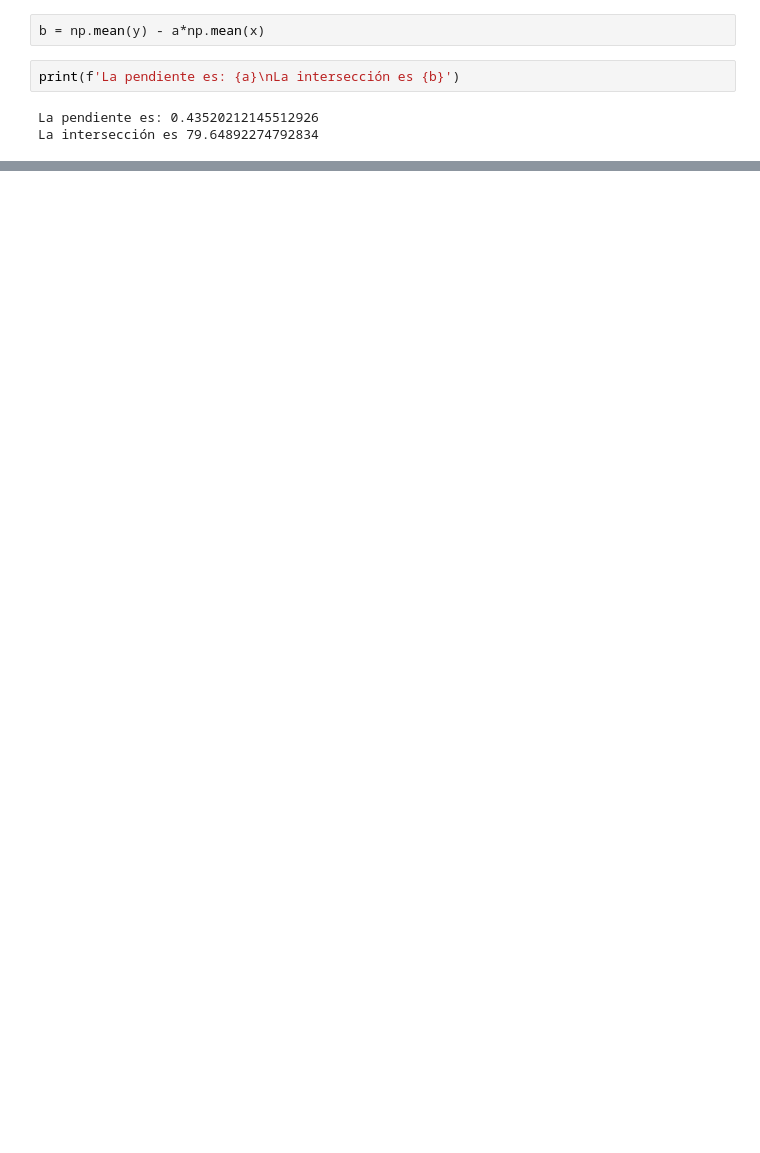
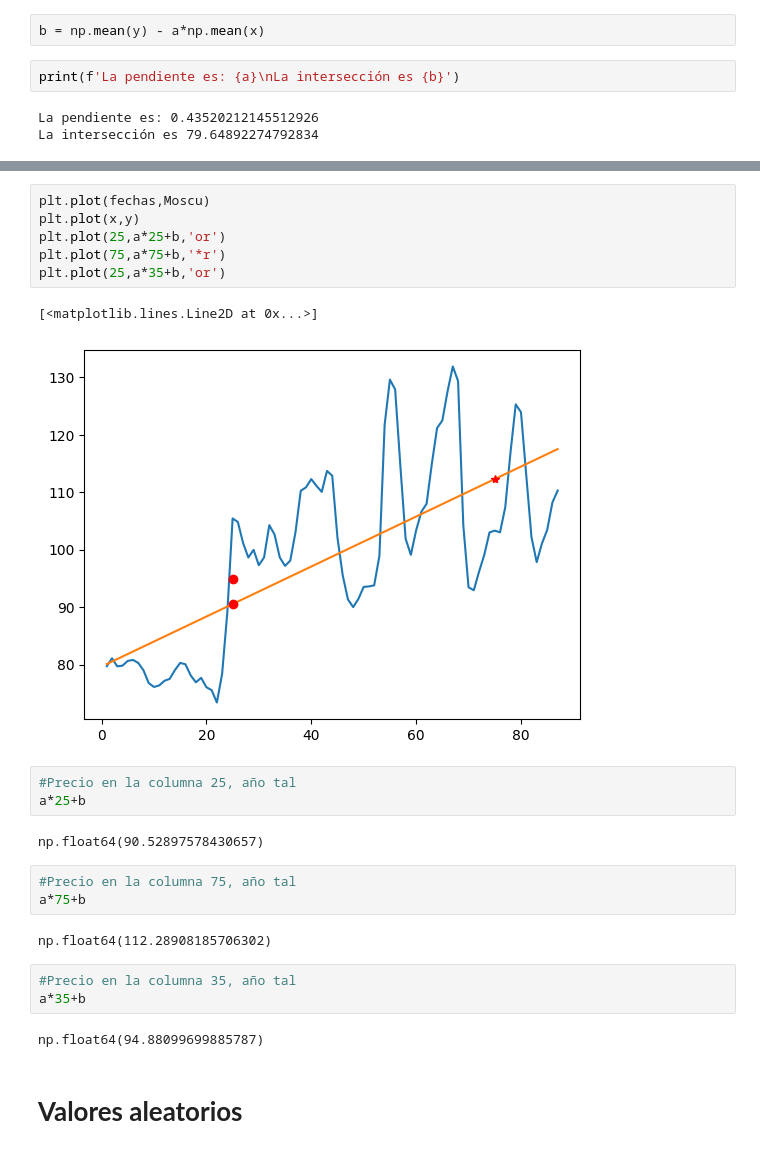
Before and after one commit to mg253a/Aprendiendo-ETL, a Jupyter notebook: Numpy.ipynb, the cells around one changed output, grey strips where cells are left out. Cells and saved outputs as stored; diff of their text form; blank space fills up the shorter version.

```diff
--- a/Numpy.ipynb
+++ b/Numpy.ipynb
@@ -396,0 +451,26 @@ La intersección es 79.64892274792834
+# %%
+plt.plot(fechas,Moscu)
+plt.plot(x,y)
+plt.plot(25,a*25+b,'or')
+plt.plot(75,a*75+b,'*r')
+plt.plot(25,a*35+b,'or')
+# %% [output]
+[<matplotlib.lines.Line2D at 0x...>]
+[figure, added]
+# %%
+#Precio en la columna 25, año tal
+a*25+b
+# %% [output]
+np.float64(90.52897578430657)
+# %%
+#Precio en la columna 75, año tal
+a*75+b
+# %% [output]
+np.float64(112.28908185706302)
+# %%
+#Precio en la columna 35, año tal
+a*35+b
+# %% [output]
+np.float64(94.88099699885787)
+# %% [markdown]
+# **Valores aleatorios**
```
Also changed, not shown: parts of 9 cells of this notebook.
